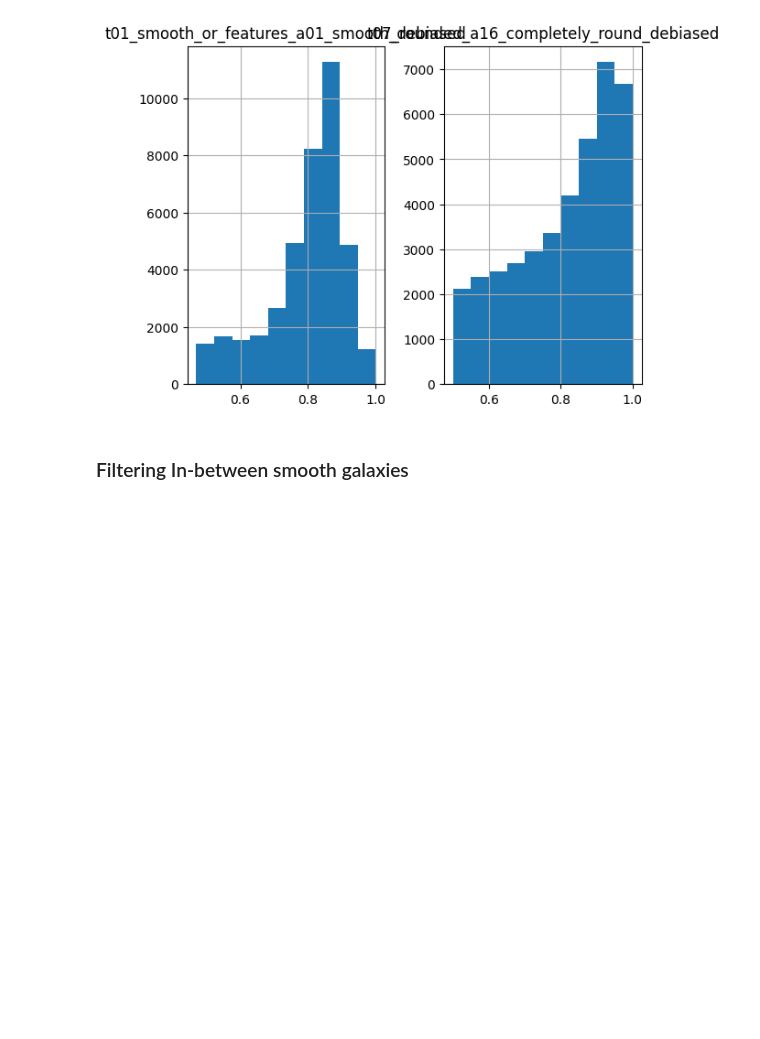
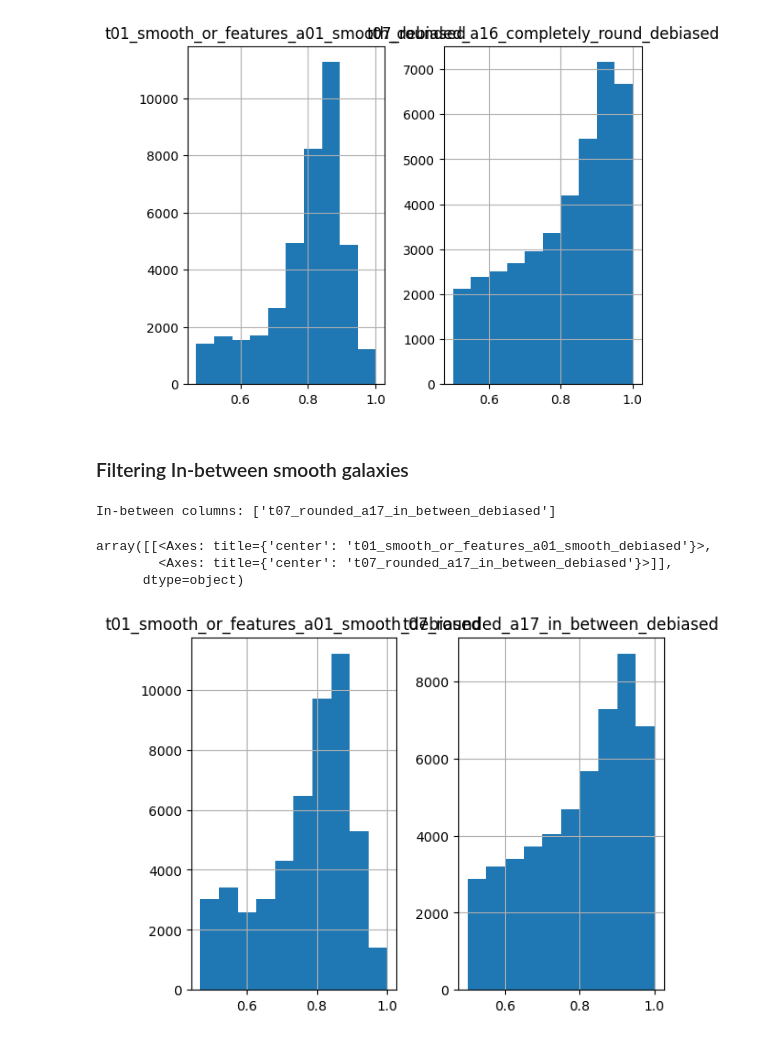
Before and after one commit to YubikNakarmi/galaxy-classification, a Jupyter notebook: notebooks/label_preprocessing.ipynb, the cells around one changed output. Drawn from its saved outputs; the diff is of its cells as text; code cells hidden in the pictures; blank space fills up the shorter version.

```diff
--- a/notebooks/EDA.ipynb
+++ b/notebooks/label_preprocessing.ipynb
@@ -121,3 +121,21 @@ array([[<Axes: title={'center': 't01_smooth_or_features_a01_smooth_debiased'}>,
 [figure]
 # %% [markdown]
 ### Filtering In-between smooth galaxies
+# %%
+f_in_between_mask = debiased_df.columns.str.startswith('t07') & debiased_df.columns.str.endswith('in_between_debiased')
+
+in_between_cols = debiased_df.columns[f_in_between_mask].tolist()
+
+print('In-between columns:', in_between_cols)
+# %% [output]
+In-between columns: ['t07_rounded_a17_in_between_debiased']
+# %%
+mask = (df_debiased[smooth_cols] > f_smooth).any(axis=1) & (df_debiased[in_between_cols] > f_in_between).any(axis=1)
+in_between_smooth_df = df_debiased[mask].dropna()
+# %%
+in_between_smooth_df[smooth_cols + in_between_cols].hist()
+# %% [output]
+array([[<Axes: title={'center': 't01_smooth_or_features_a01_smooth_debiased'}>,
+        <Axes: title={'center': 't07_rounded_a17_in_between_debiased'}>]],
+      dtype=object)
+[figure, added]
```
Also changed, not shown: parts of 6 cells of this notebook, 1 other file.
